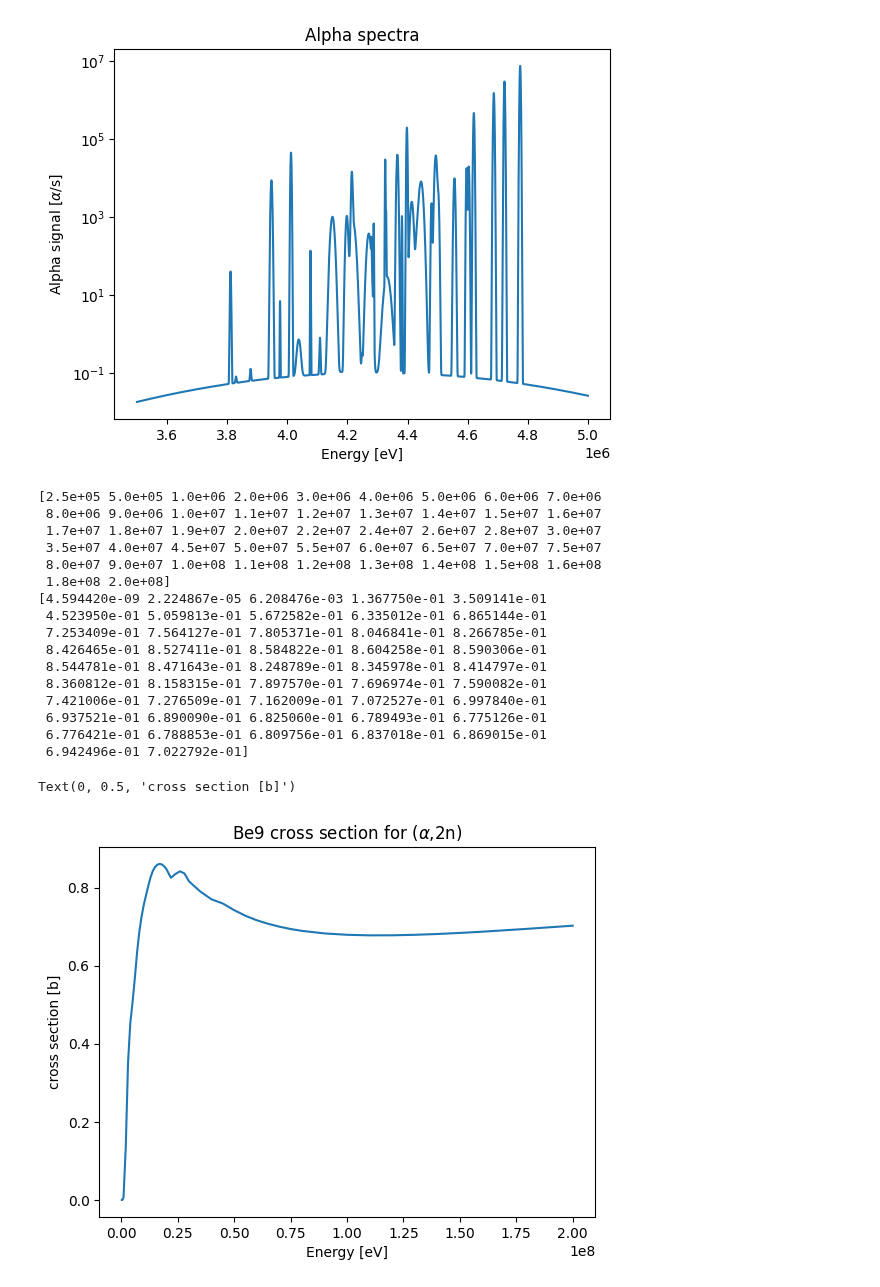
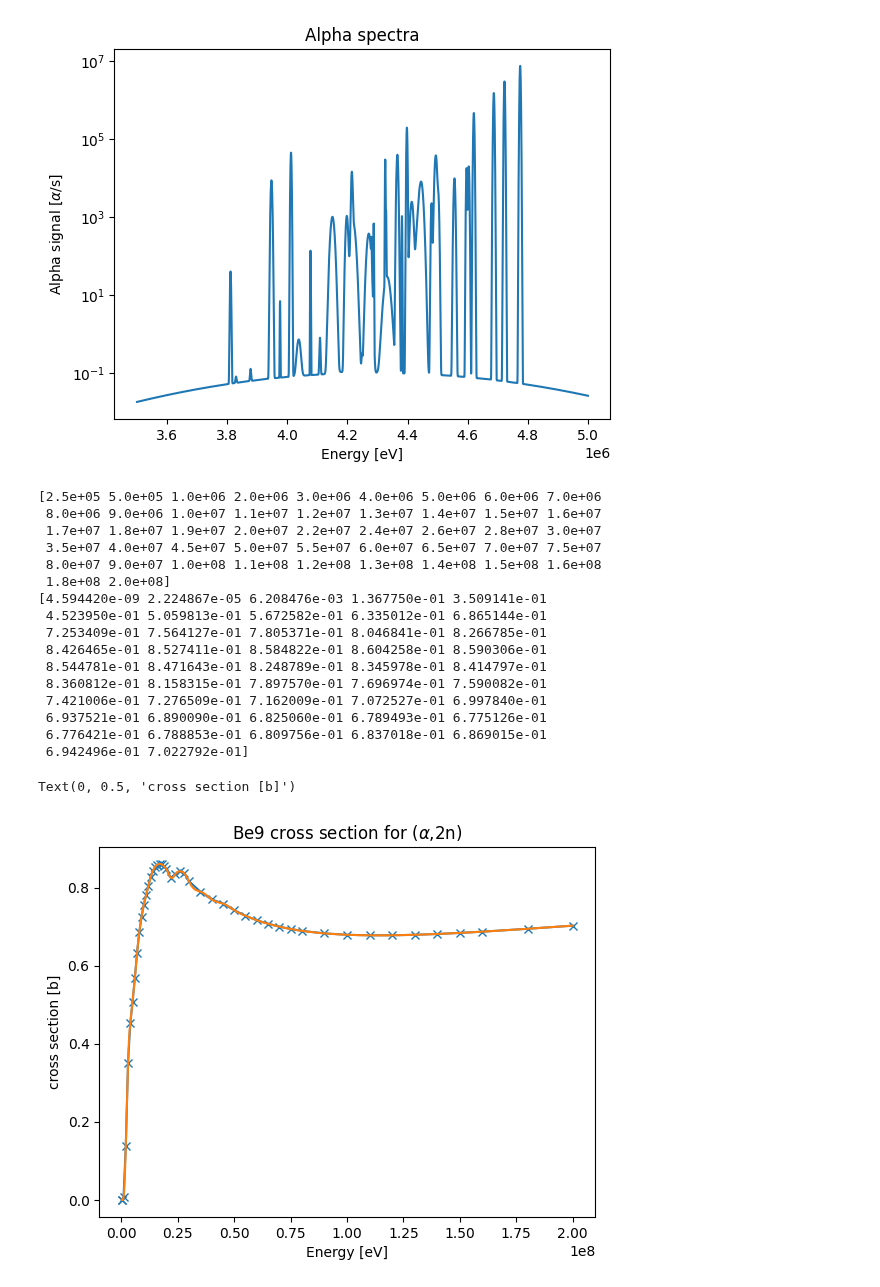
Before and after one commit to EmilEskol/Speciale, a Jupyter notebook: 4Neutron_spectrum_from_alpha_N.ipynb, the cells around one changed output. Saved outputs shown, nothing was run; the diff lists cells and outputs as text; code cells hidden in the pictures.

```diff
--- a/4Neutron_spectrum_from_alpha_N.ipynb
+++ b/4Neutron_spectrum_from_alpha_N.ipynb
@@ -72,6 +89,7 @@ Text(0, 0.5, 'Alpha signal [$\\alpha$/s]')
 #Loading cross sections
 from openmc.data.endf import Evaluation, get_head_record, get_tab1_record
 from io import StringIO
+from scipy.interpolate import make_interp_spline
 
 #Also possible with .tendl files seems jendl is better but tendl is more exstensive
 
@@ -82,32 +100,36 @@ ev = Evaluation("/root/TENDL-a/a-Be009.tendl")
 mf3_mt107 = StringIO(ev.section[3, 3])
 
 head = get_head_record(mf3_mt107)
 params, tab = get_tab1_record(mf3_mt107)
 
 print(tab.x)   # energies in eV
 print(tab.y)   # cross sections in barns
 
+spline = make_interp_spline(tab.x,tab.y,k=5)
+xs = np.linspace(min(tab.x),max(tab.x),int(1e4))
 fig, ax = plt.subplots()
-ax.plot(tab.x,tab.y)
+ax.plot(tab.x,tab.y,'x-')
+ax.plot(xs,spline(xs))
 ax.set_title(r'Be9 cross section for ($\alpha$,2n)')
 ax.set_xlabel('Energy [eV]')
 ax.set_ylabel(r'cross section [b]')
+#ax.set_xlim(2e6,8e6)
 # %% [output]
 [2.5e+05 5.0e+05 1.0e+06 2.0e+06 3.0e+06 4.0e+06 5.0e+06 6.0e+06 7.0e+06
  8.0e+06 9.0e+06 1.0e+07 1.1e+07 1.2e+07 1.3e+07 1.4e+07 1.5e+07 1.6e+07
  1.7e+07 1.8e+07 1.9e+07 2.0e+07 2.2e+07 2.4e+07 2.6e+07 2.8e+07 3.0e+07
  3.5e+07 4.0e+07 4.5e+07 5.0e+07 5.5e+07 6.0e+07 6.5e+07 7.0e+07 7.5e+07
  8.0e+07 9.0e+07 1.0e+08 1.1e+08 1.2e+08 1.3e+08 1.4e+08 1.5e+08 1.6e+08
  1.8e+08 2.0e+08]
 [4.594420e-09 2.224867e-05 6.208476e-03 1.367750e-01 3.509141e-01
  4.523950e-01 5.059813e-01 5.672582e-01 6.335012e-01 6.865144e-01
  7.253409e-01 7.564127e-01 7.805371e-01 8.046841e-01 8.266785e-01
  8.426465e-01 8.527411e-01 8.584822e-01 8.604258e-01 8.590306e-01
  8.544781e-01 8.471643e-01 8.248789e-01 8.345978e-01 8.414797e-01
  8.360812e-01 8.158315e-01 7.897570e-01 7.696974e-01 7.590082e-01
  7.421006e-01 7.276509e-01 7.162009e-01 7.072527e-01 6.997840e-01
  6.937521e-01 6.890090e-01 6.825060e-01 6.789493e-01 6.775126e-01
  6.776421e-01 6.788853e-01 6.809756e-01 6.837018e-01 6.869015e-01
  6.942496e-01 7.022792e-01]
 Text(0, 0.5, 'cross section [b]')
-[figure, old version]
+[figure, new version]
```
Also changed, not shown: parts of 1 cell of this notebook, 1 other file.
